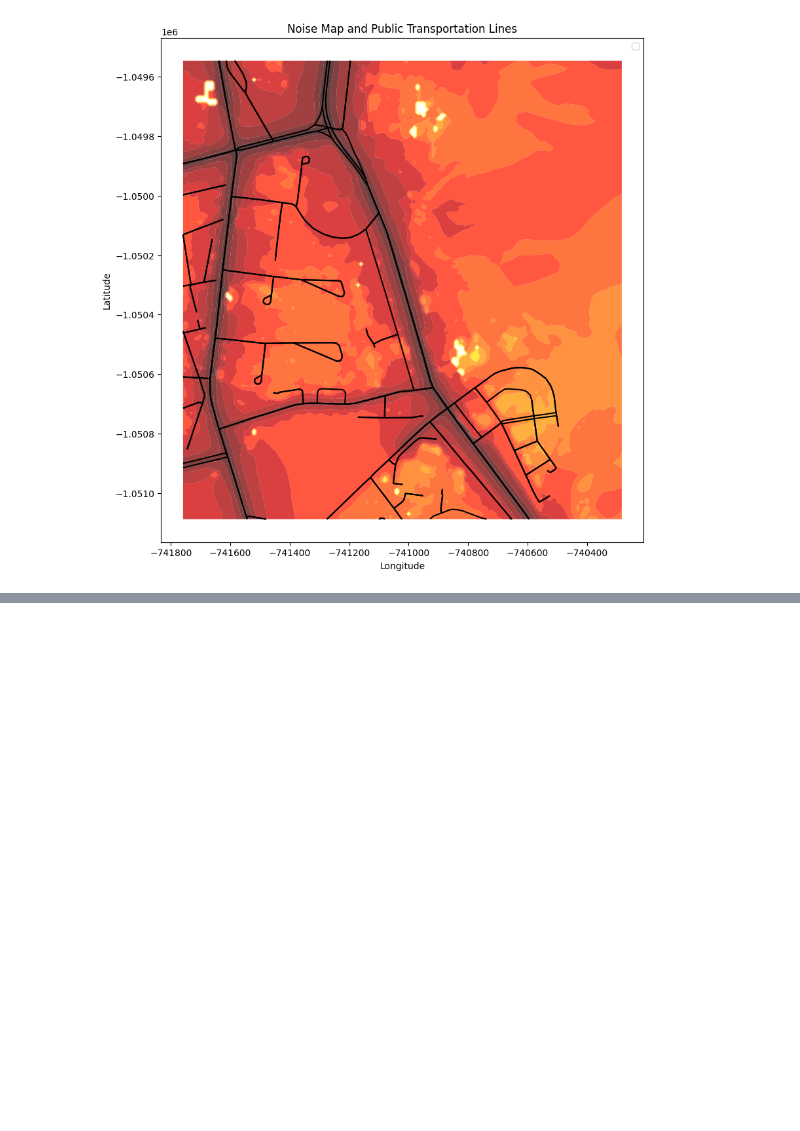
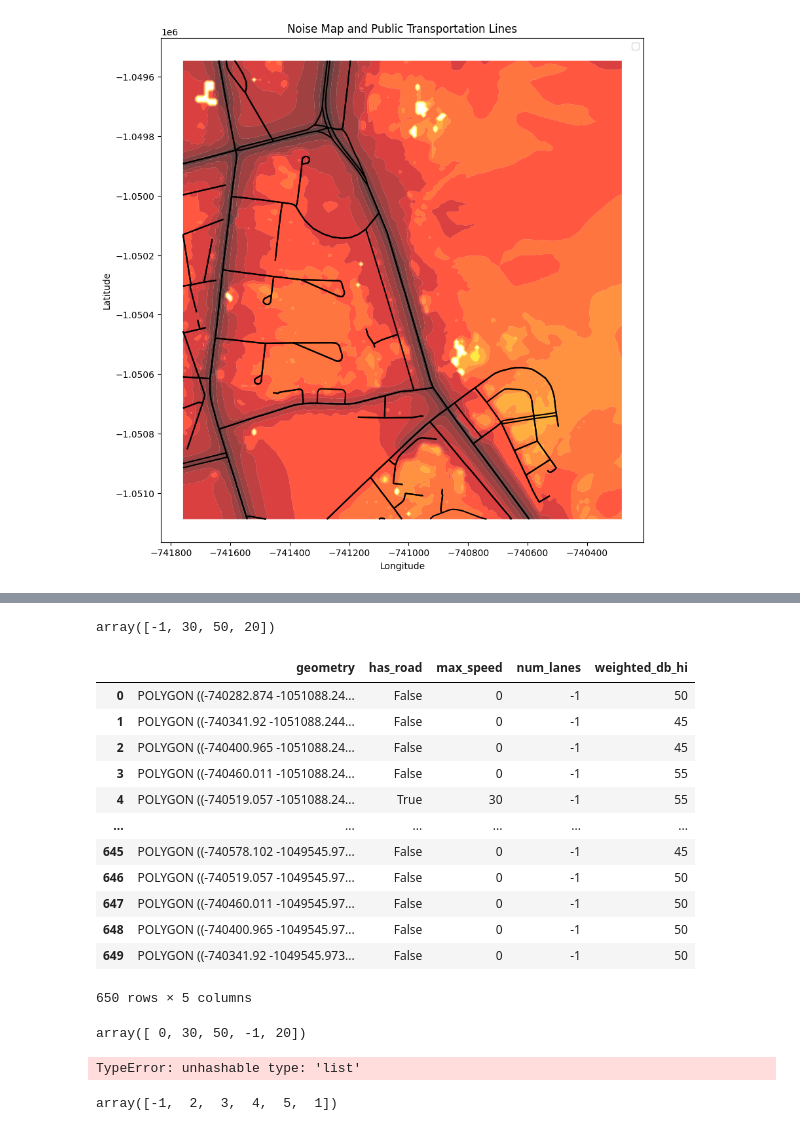
Before and after one commit to mweuro/GeoNoise, a Jupyter notebook: pixels.ipynb, the cells around one changed output, grey strips where cells are left out. Drawn from its saved outputs; the diff is of its cells as text; code cells hidden in the pictures; blank space fills up the shorter version.

```diff
--- a/pixels.ipynb
+++ b/pixels.ipynb
@@ -471,0 +473,24 @@ See: https://matplotlib.org/stable/tutorials/intermediate/legend_guide.html#impl
+# %%
+def extract_max_speed(maxspeed):
+    if isinstance(maxspeed, list):
+        # Convert list to numeric, drop NaN, take the highest value
+        maxspeed_values = pd.to_numeric(maxspeed, errors="coerce")
+        return max(maxspeed_values, default=-1)  # Return highest speed or -1 if empty
+    elif pd.isna(maxspeed):  # If NaN, return -1
+        return -1
+    return pd.to_numeric(maxspeed, errors="coerce")  # Convert single value to numeric
+# %%
+roads_for_pixel["maxspeed"] = roads_for_pixel["maxspeed"].apply(extract_max_speed)
+# %%
+roads_for_pixel["maxspeed"].unique()
+# %% [output]
+array([-1, 30, 50, 20])
+# %%
+def get_max_speed(pixel):
+    intersecting_roads = roads_for_pixel[roads_for_pixel.geometry.intersects(pixel)]
+
+    if not intersecting_roads.empty:
+        # Convert 'maxspeed' column to numeric, handle missing values, and find the max
+        return pd.to_numeric(intersecting_roads["maxspeed"], errors="coerce").max(skipna=True)
+
+    return 0  # If no road is found in the square
@@ -471,0 +499,24 @@ See: https://matplotlib.org/stable/tutorials/intermediate/legend_guide.html#impl
+# %%
+pixels
+# %% [output]
+|  | geometry | has_road | max_speed | num_lanes | weighted_db_hi |
+| 0 | POLYGON ((-740282.874 -1051088.24... | False | 0 | -1 | 50 |
+| 1 | POLYGON ((-740341.92 -1051088.244... | False | 0 | -1 | 45 |
+| 2 | POLYGON ((-740400.965 -1051088.24... | False | 0 | -1 | 45 |
+| 3 | POLYGON ((-740460.011 -1051088.24... | False | 0 | -1 | 55 |
+| 4 | POLYGON ((-740519.057 -1051088.24... | True | 30 | -1 | 55 |
+| ... | ... | ... | ... | ... | ... |
+| 645 | POLYGON ((-740578.102 -1049545.97... | False | 0 | -1 | 45 |
+| 646 | POLYGON ((-740519.057 -1049545.97... | False | 0 | -1 | 50 |
+| 647 | POLYGON ((-740460.011 -1049545.97... | False | 0 | -1 | 50 |
+| 648 | POLYGON ((-740400.965 -1049545.97... | False | 0 | -1 | 50 |
+| 649 | POLYGON ((-740341.92 -1049545.973... | False | 0 | -1 | 50 |
+650 rows × 5 columns
+# %%
+pixels['max_speed'].unique()
+# %% [output]
+array([ 0, 30, 50, -1, 20])
+# %%
+roads_for_pixel['lanes'].unique()
+# %% [output]
+TypeError: unhashable type: 'list'
@@ -471,0 +535,4 @@ See: https://matplotlib.org/stable/tutorials/intermediate/legend_guide.html#impl
+# %%
+roads_for_pixel['lanes'].unique()
+# %% [output]
+array([-1,  2,  3,  4,  5,  1])
```
Also changed, not shown: parts of 26 cells of this notebook.
